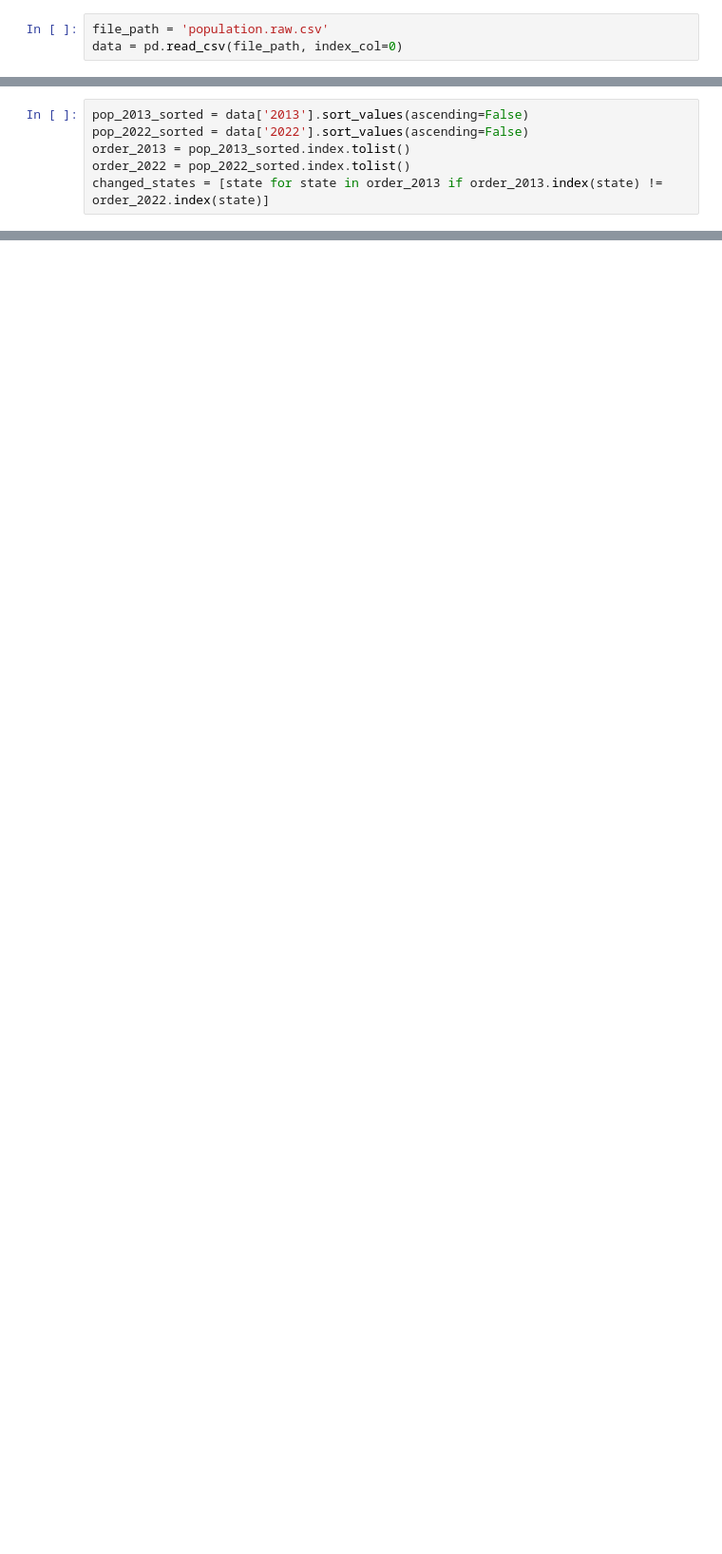
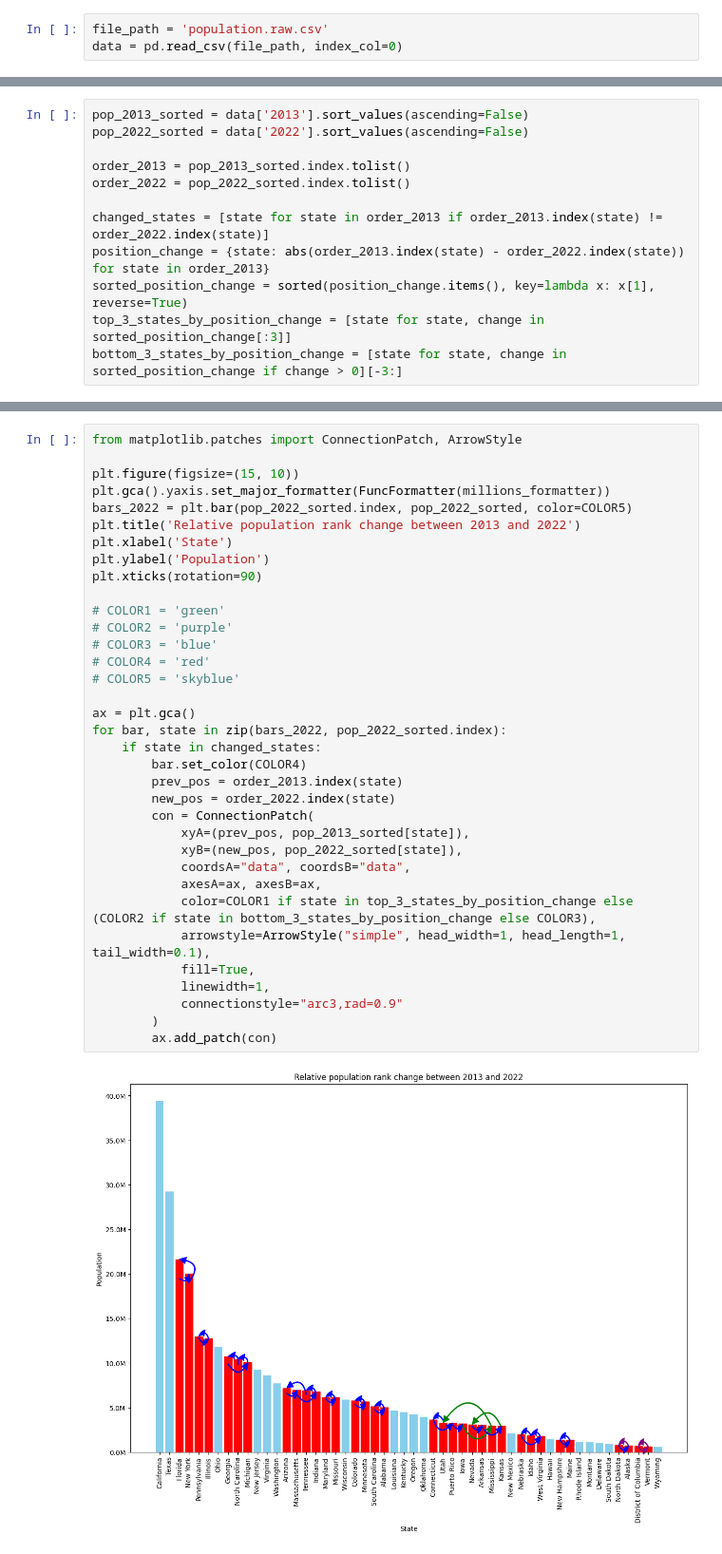
Before and after one commit to aholmes/population-analysis, a Jupyter notebook: report/PopulationAnalysis.ipynb, the cells around one changed output, grey strips where cells are left out. Shown: that part at 95% size. Drawn from its saved outputs; the diff is of its cells as text; blank space fills up the shorter version.

```diff
--- a/report/PopulationAnalysis.ipynb
+++ b/report/PopulationAnalysis.ipynb
@@ -45,6 +185,12 @@ plt.show()
 # %%
 pop_2013_sorted = data['2013'].sort_values(ascending=False)
 pop_2022_sorted = data['2022'].sort_values(ascending=False)
+
 order_2013 = pop_2013_sorted.index.tolist()
 order_2022 = pop_2022_sorted.index.tolist()
+
 changed_states = [state for state in order_2013 if order_2013.index(state) != order_2022.index(state)]
+position_change = {state: abs(order_2013.index(state) - order_2022.index(state)) for state in order_2013}
+sorted_position_change = sorted(position_change.items(), key=lambda x: x[1], reverse=True)
+top_3_states_by_position_change = [state for state, change in sorted_position_change[:3]]
+bottom_3_states_by_position_change = [state for state, change in sorted_position_change if change > 0][-3:]
@@ -83 +197,38 @@ plt.show()
+# %%
+from matplotlib.patches import ConnectionPatch, ArrowStyle
+
+plt.figure(figsize=(15, 10))
+plt.gca().yaxis.set_major_formatter(FuncFormatter(millions_formatter))
+bars_2022 = plt.bar(pop_2022_sorted.index, pop_2022_sorted, color=COLOR5)
+plt.title('Relative population rank change between 2013 and 2022')
+plt.xlabel('State')
+plt.ylabel('Population')
+plt.xticks(rotation=90)
+
+# COLOR1 = 'green'
+# COLOR2 = 'purple'
+# COLOR3 = 'blue'
+# COLOR4 = 'red'
+# COLOR5 = 'skyblue'
+
+ax = plt.gca()
+for bar, state in zip(bars_2022, pop_2022_sorted.index):
+    if state in changed_states:
+        bar.set_color(COLOR4)
+        prev_pos = order_2013.index(state)
+        new_pos = order_2022.index(state)
+        con = ConnectionPatch(
+            xyA=(prev_pos, pop_2013_sorted[state]),
+            xyB=(new_pos, pop_2022_sorted[state]),
+            coordsA="data", coordsB="data",
+            axesA=ax, axesB=ax,
+            color=COLOR1 if state in top_3_states_by_position_change else (COLOR2 if state in bottom_3_states_by_position_change else COLOR3),
+            arrowstyle=ArrowStyle("simple", head_width=1, head_length=1, tail_width=0.1),
+            fill=True,
+            linewidth=1,
+            connectionstyle="arc3,rad=0.9"
+        )
+        ax.add_patch(con)
+# %% [output]
+[figure, added]
 # %%
```
Also changed, not shown: parts of 22 cells of this notebook.
